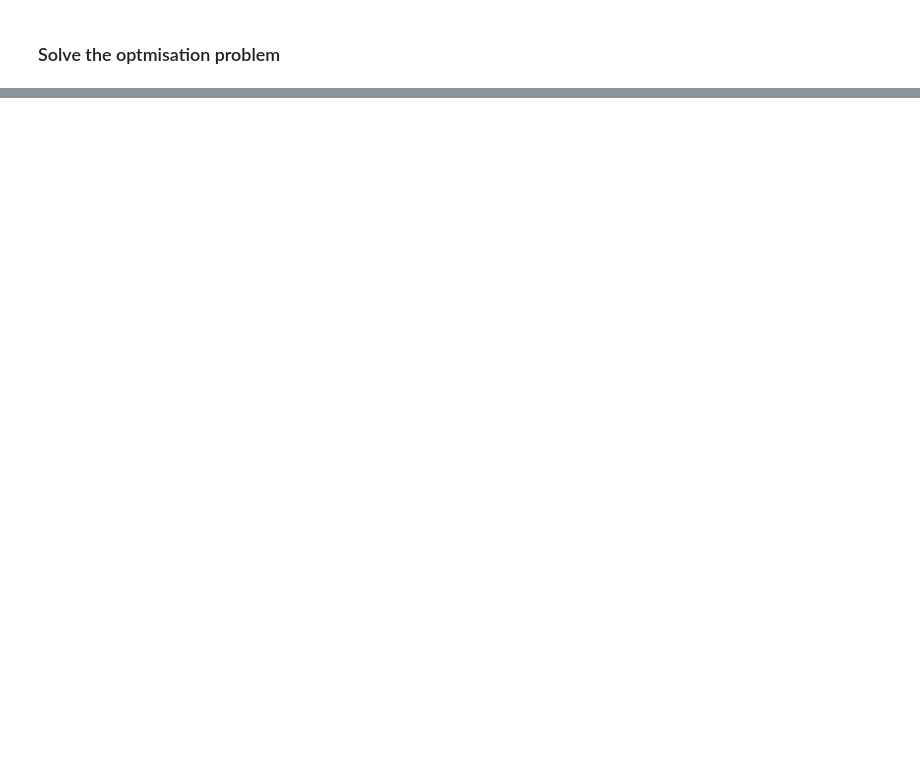
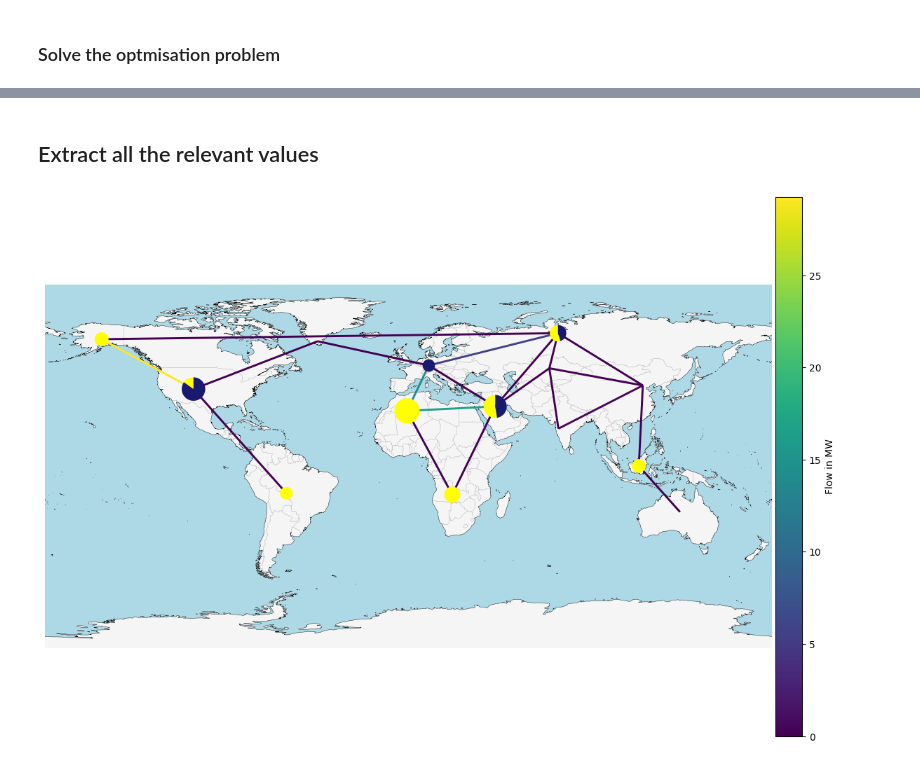
Before and after one commit to FrederickIvens/MPhil-Dissertation, a Jupyter notebook: source/globalgrid_main.ipynb, the cells around one changed output, grey strips where cells are left out. Cells and saved outputs as stored; diff of their text form; code cells hidden in the pictures; blank space fills up the shorter version.

```diff
--- a/source/globalgrid_main.ipynb
+++ b/source/globalgrid_main.ipynb
@@ -96,0 +131,19 @@ for node in demand_profile_dic:
+# %%
+np.random.seed(42)
+time_series = pd.date_range("2023-01-01 00:00", "2023-12-31 23:00", freq="h")
+def test_series(lower, upper, time_series):
+    random_data = np.random.uniform(lower, upper, size=8760)
+    return pd.Series(random_data, index=time_series)
+
+# Generate 13 series
+demand_test_list = [test_series(30, 100, time_series) for _ in range(14)]
+wind_test_list = [test_series(0, 150, time_series) for _ in range(14)]
+pv_test_list = [test_series(0, 150, time_series) for _ in range(14)]
+
+deficits = []
+
+for i in range(14):
+    deficit = wind_test_list[i] + pv_test_list [i] - demand_test_list[i]
+    deficits.append(deficit)
+
+global_deficit =  pd.concat(deficits, axis=1).sum(axis=1)
@@ -116,0 +233,2 @@ for node in demand_profile_dic:
+# %% [markdown]
+## Extract all the relevant values
@@ -116,0 +294,28 @@ for node in demand_profile_dic:
+# %%
+flow = pd.Series(10, index=globalgrid.branches().index)
+# %%
+gen = globalgrid.generators.assign(g=globalgrid.generators_t.p.mean()).groupby(["bus", "carrier"]).g.sum()
+transmission = globalgrid.links.assign(g=globalgrid.links_t.p0.mean()).groupby(["Link"]).g.sum()
+# %%
+import matplotlib.pyplot as plt
+import cartopy.crs as ccrs
+import matplotlib.colors as mcolors
+
+
+# Plot the network with arrows indicating flow direction
+collection = globalgrid.plot(
+    bus_sizes=gen / 5,
+    bus_colors={"wind": "midnightblue", "pv": "yellow", "curtailment": "red"},
+    flow=flow,
+    line_widths=2.7,
+    link_widths=2.1,
+    color_geomap=True,
+    link_colors=globalgrid.links_t.p0.mean().abs(),
+    boundaries=[-180, 180, -90, 90],
+)
+# Add colorbar for flow
+plt.colorbar(collection[2], fraction=0.04, pad=0.004, label="Flow in MW")
+
+plt.show()
+# %% [output]
+[figure, added]
```
Also changed, not shown: parts of 18 cells of this notebook, 19 other files.
